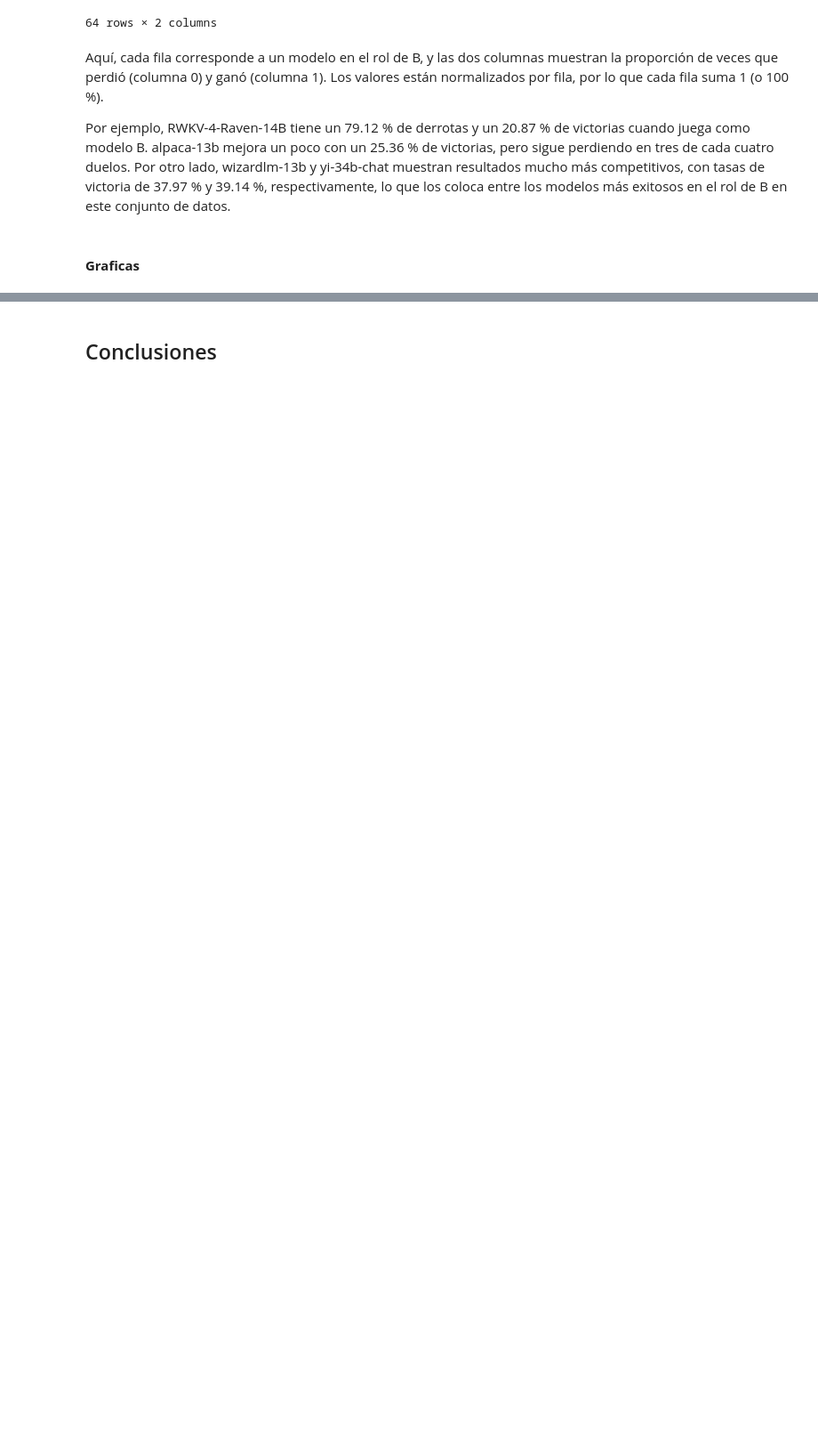
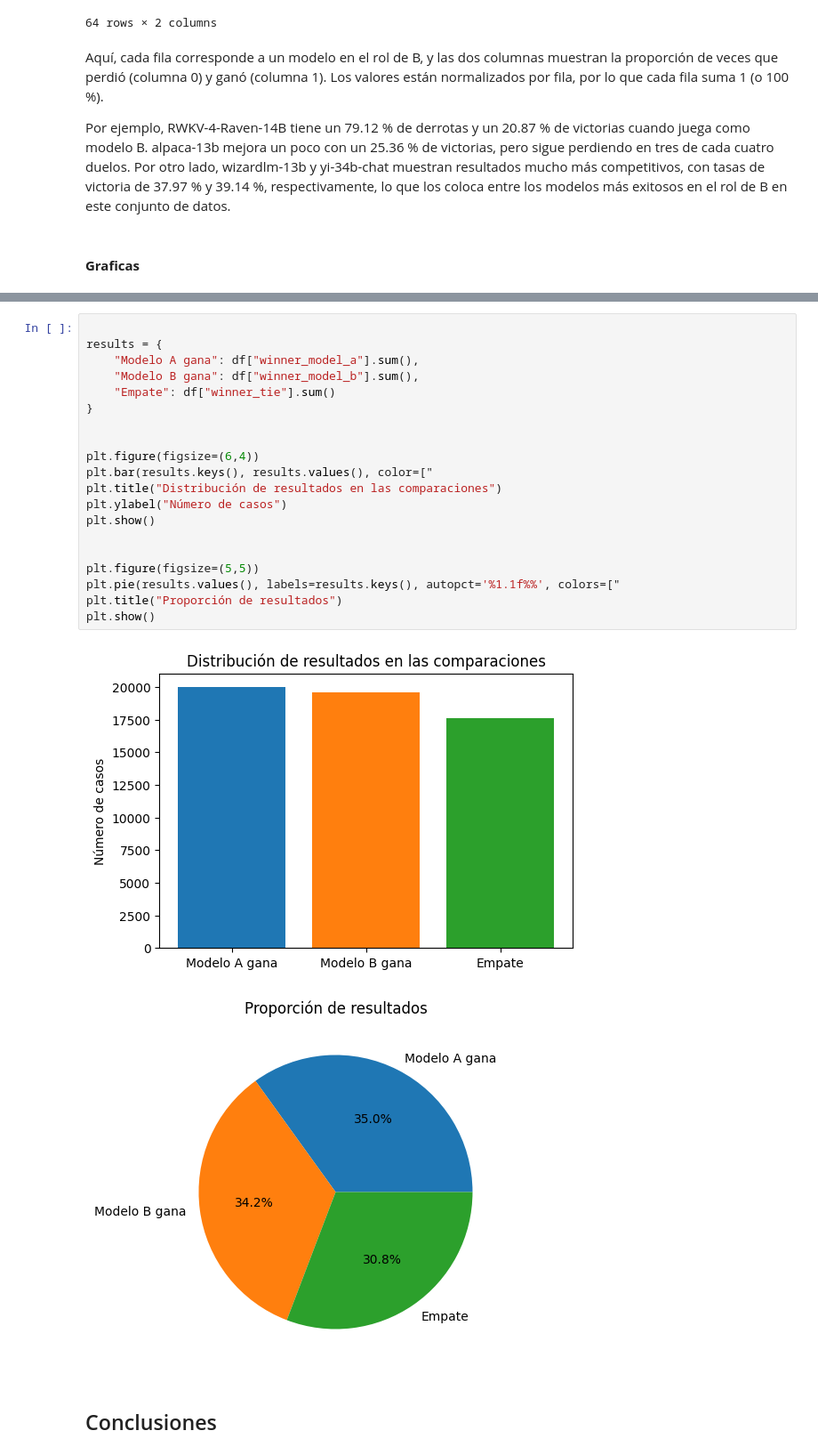
Before and after one commit to JosueSay/Proyecto2_DS, a Jupyter notebook: project.ipynb, the cells around one changed output, grey strips where cells are left out. Shown at 89% size. Saved outputs shown, nothing was run; the diff lists cells and outputs as text; blank space fills up the shorter version.

```diff
--- a/project.ipynb
+++ b/project.ipynb
@@ -529,2 +588,25 @@ Por ejemplo, RWKV-4-Raven-14B tiene un 79.12 % de derrotas y un 20.87 % de victo
+# %%
+
+results = {
+    "Modelo A gana": df["winner_model_a"].sum(),
+    "Modelo B gana": df["winner_model_b"].sum(),
+    "Empate": df["winner_tie"].sum()
+}
+
+
+plt.figure(figsize=(6,4))
+plt.bar(results.keys(), results.values(), color=["
+plt.title("Distribución de resultados en las comparaciones")
+plt.ylabel("Número de casos")
+plt.show()
+
+
+plt.figure(figsize=(5,5))
+plt.pie(results.values(), labels=results.keys(), autopct='%1.1f%%', colors=["
+plt.title("Proporción de resultados")
+plt.show()
+# %% [output]
+[figure, added]
+[figure, added]
 # %% [markdown]
 ## Conclusiones
```
Also changed, not shown: parts of 3 cells of this notebook.
